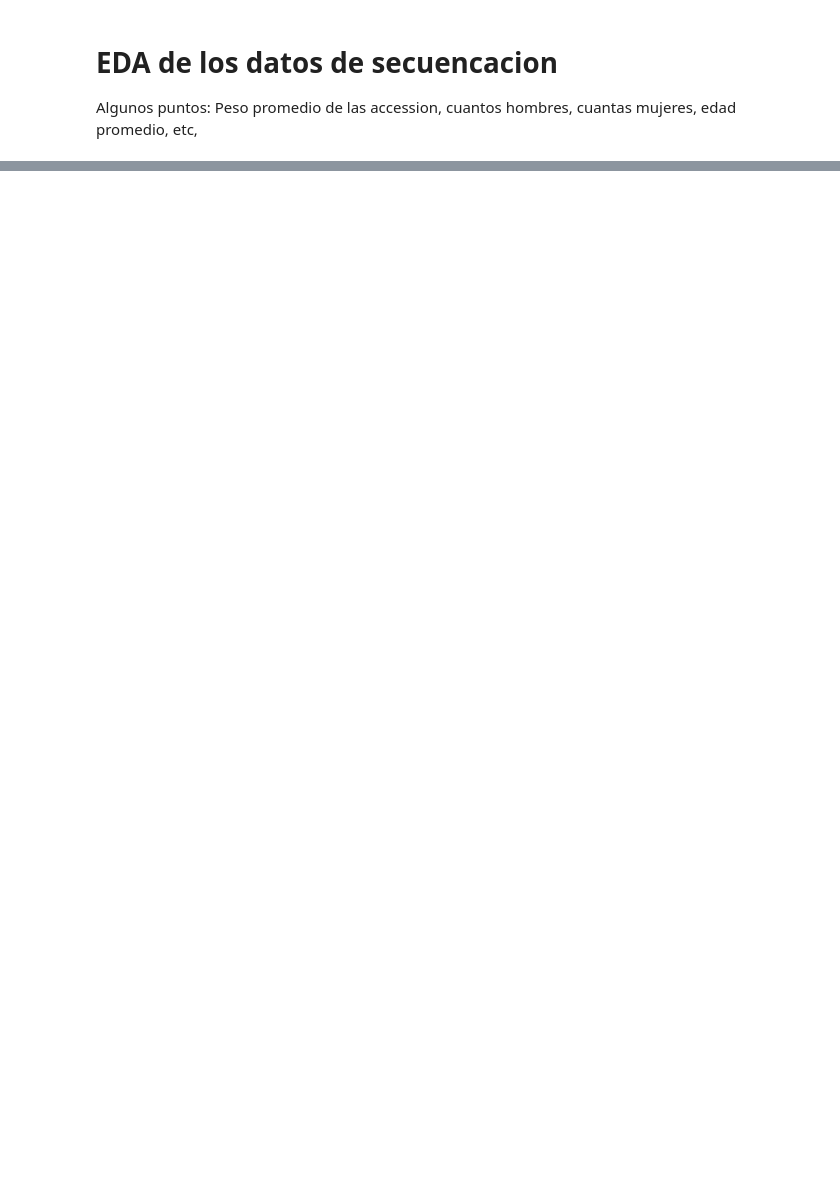
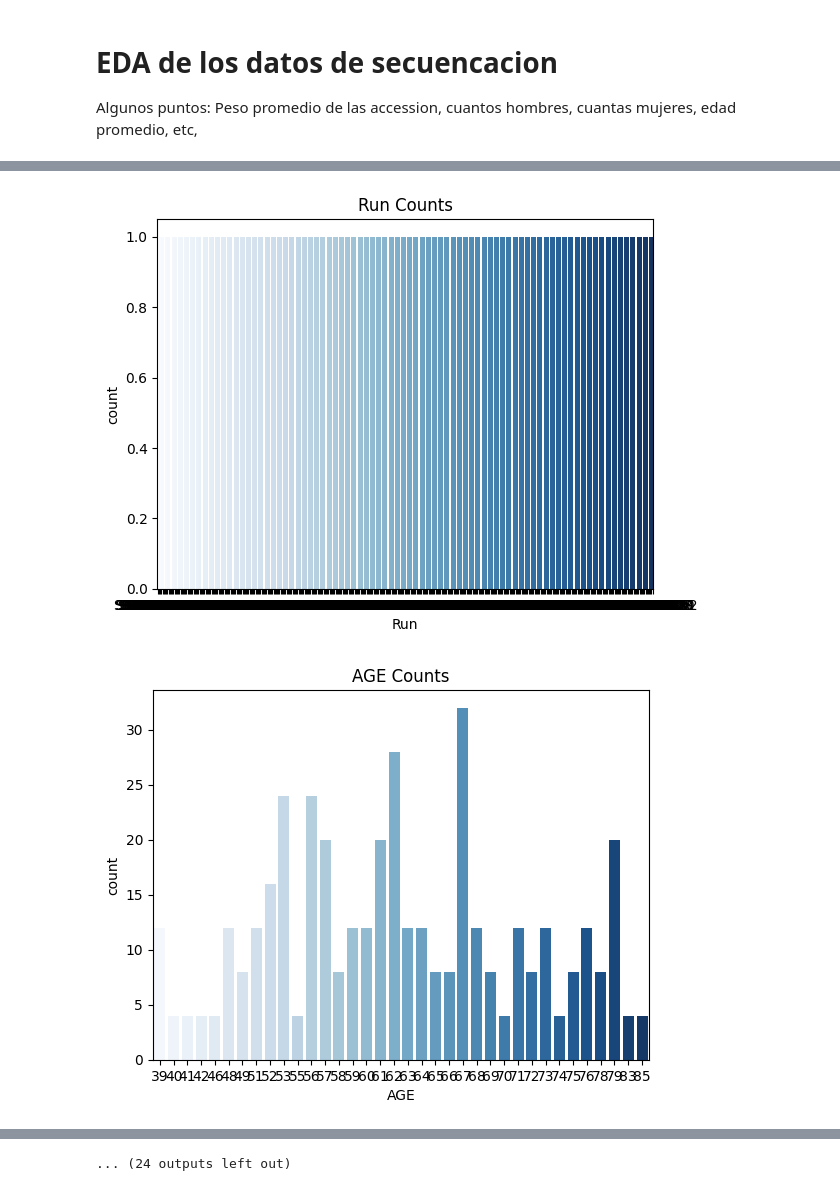
Before and after one commit to sbustamante21/practica_II, a Jupyter notebook: eda_datos.ipynb, the cells around one changed output, grey strips where cells are left out. Saved outputs shown, nothing was run; the diff lists cells and outputs as text; code cells hidden in the pictures; blank space fills up the shorter version.

```diff
--- a/eda_datos.ipynb
+++ b/eda_datos.ipynb
@@ -13,6 +13,6 @@ import plotly.express as px
 import numpy as np
 
 # Leer el dataset
-df = pd.read_csv("")
+df = pd.read_csv("https://raw.githubusercontent.com/sbustamante21/practica_II/refs/heads/main/datos/sra_run_table.csv")
 df
 # %% [output]
@@ -19,0 +53,4 @@ FileNotFoundError: [Errno 2] No such file or directory: '/home/seba/Documents/pr
+# %%
+cols = df.columns.tolist()
+for col in cols:
+  print(f"{col}: {df[col].unique()}")
@@ -19,0 +166,13 @@ FileNotFoundError: [Errno 2] No such file or directory: '/home/seba/Documents/pr
+# %%
+for col in df.columns:
+    # Create barplot directly from the DataFrame
+    sns.countplot(data=df, x=col, palette='Blues')
+
+    # Add title
+    plt.title(f'{col} Counts')
+
+    # Show the plot
+    plt.show()
+# %% [output]
+[figure, added]
+[figure, added]
@@ -19,0 +189 @@ FileNotFoundError: [Errno 2] No such file or directory: '/home/seba/Documents/pr
+... (24 outputs left out)
```
Also changed, not shown: parts of 14 cells of this notebook, 52 other files.
